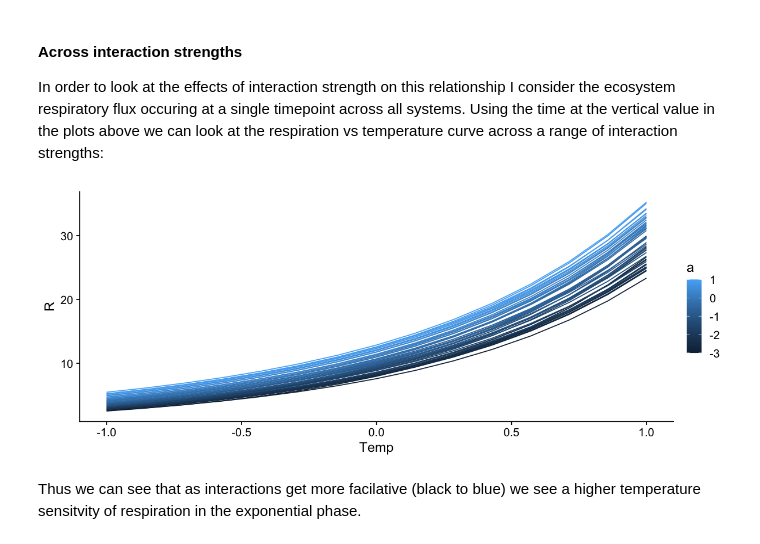
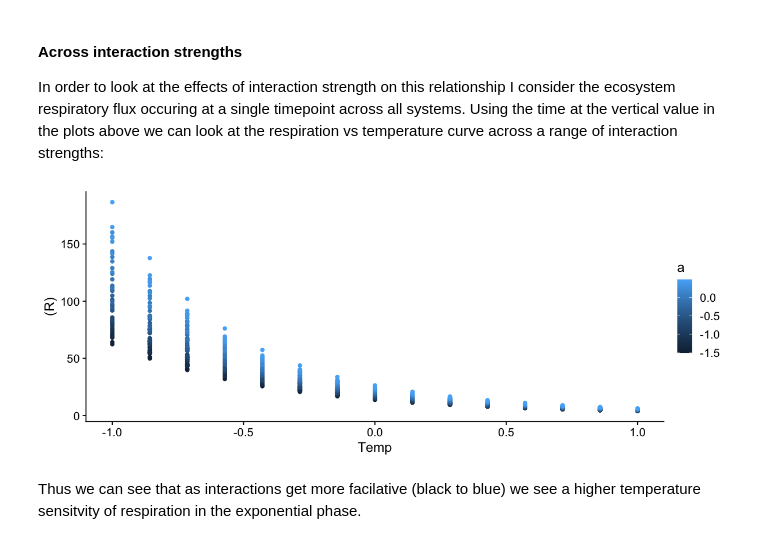
Before and after one commit to CleggTom/Bacterial_Interactions, a Jupyter notebook: notebooks/Model_notes.ipynb, the cells around one changed output. Cells and saved outputs as stored; diff of their text form; code cells hidden in the pictures.

```diff
--- a/notebooks/Model_notes.ipynb
+++ b/notebooks/Model_notes.ipynb
@@ -161,12 +222,12 @@ The left figure here shows respiratory flux over time at different temperatures
 In order to look at the effects of interaction strength on this relationship I consider the ecosystem respiratory flux occuring at a single timepoint across all systems. Using the time at the vertical value in the plots above we can look at the respiration vs temperature curve across a range of interaction strengths:
 # %%
 bind_rows(df_list) %>%
-    filter(Rep == 2, Time > 1.0, Time < 1.1) %>%
-    ggplot(aes(x=Temp, y = R, group = a, colour = a))+
-        geom_line()+
+    filter(E == 0.0,tN == 10) %>%
+    ggplot(aes(x=Temp, y = (R), colour = a))+
+        geom_point() +
         theme_cowplot()
 # %% [output]
-[figure, old version]
+[figure, new version]
 # %% [markdown]
 Thus we can see that as interactions get more facilative (black to blue) we see a higher temperature sensitvity of respiration in the exponential phase.
 # %% [markdown]
```
Also changed, not shown: parts of 11 cells of this notebook.
